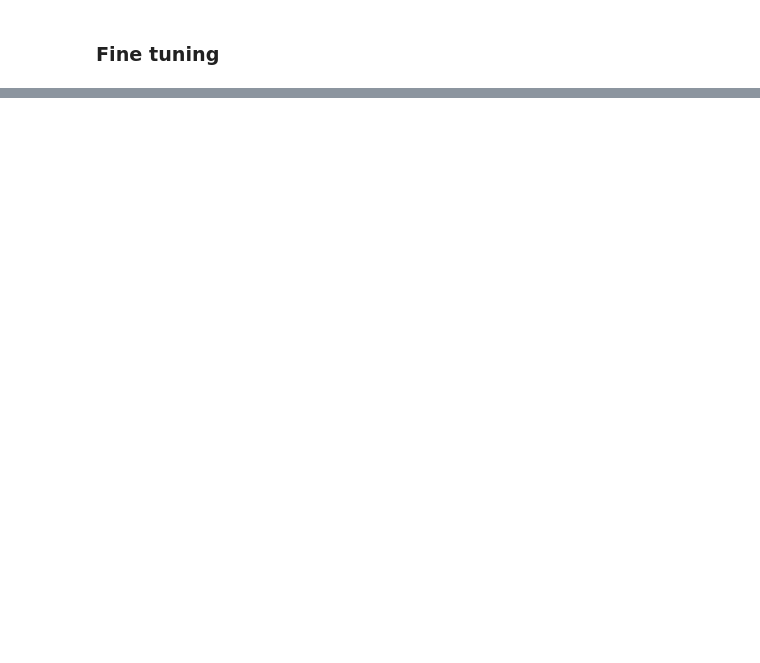
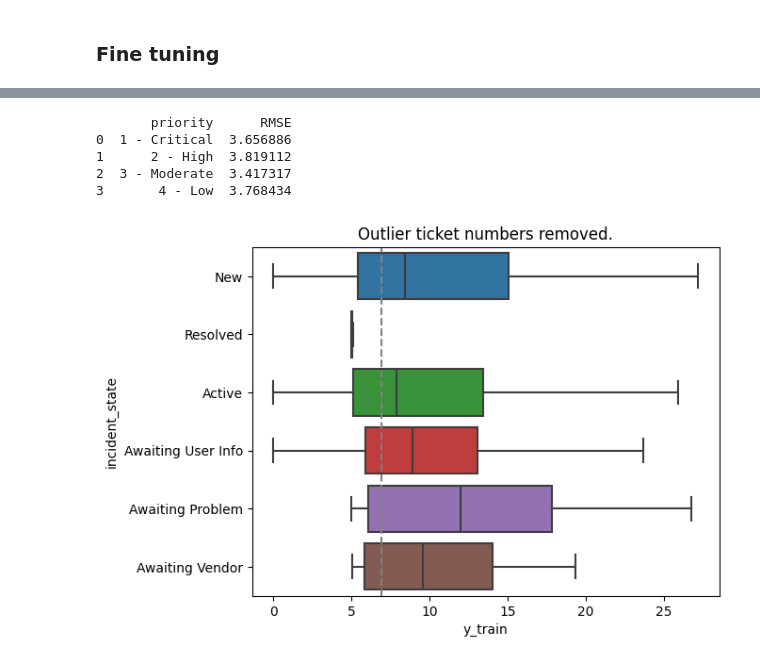
Before and after one commit to khizon/data_analysis, a Jupyter notebook: IT_support/src/modelling.ipynb, the cells around one changed output, grey strips where cells are left out. Saved outputs shown, nothing was run; the diff lists cells and outputs as text; code cells hidden in the pictures; blank space fills up the shorter version.

```diff
--- a/IT_support/src/modelling.ipynb
+++ b/IT_support/src/modelling.ipynb
@@ -88,5 +86,4 @@ drop_columns_transform = FunctionTransformer(drop_columns)
 # %%
-from sklearn.base import BaseEstimator, TransformerMixin
 # Custom transformer for target encoding
 class TargetEncoder(BaseEstimator, TransformerMixin):
     def __init__(self):
@@ -105,7 +102,7 @@ class TargetEncoder(BaseEstimator, TransformerMixin):
         X_encoded = X.copy()
         cols = X_encoded.columns.to_list()
         for i, col in enumerate(cols):
-            X_encoded[col] = X[col].map(self.category_means_[i]).fillna(-1)
+            X_encoded[col] = X[col].map(self.category_means_[i])
         return X_encoded
 # %% [markdown]
 ### Pipeline
@@ -135,28 +133,29 @@ categorical_features = cardinal_cols + ordinal_cols + boolean_cols
 datetime_features = dt_cols
 
 categorical_transformer = Pipeline(steps=[
-    # ('encoder', OrdinalEncoder(handle_unknown='use_encoded_value',unknown_value=-1))
-    # ('encoder', OneHotEncoder(handle_unknown='ignore'))
     ('encoder', TargetEncoder()),
-    ('imputer', SimpleImputer(strategy='most_frequent', add_indicator=True)),
+    # ('scaling', StandardScaler()),
+    ('imputer', SimpleImputer(strategy='most_frequent', add_indicator=True))
 ])
 
 datetime_transformer = Pipeline(steps=[
-    ('compute_ticket_age', ticket_age_transform),
-    # ('split_dt_parts', split_dt_parts_transform),
-    ('drop_cols', drop_columns_transform),
-    ('imputer', SimpleImputer(strategy='constant', fill_value=-1.0, add_indicator=True)),
+    ('split_dt_parts', SplitDateTimeTransformer()),
+    ('drop_cols', DropColumnsTransformer(columns_to_drop=['number', 'incident_state', 'priority'])),
+    ('encoder', TargetEncoder()),
+    # ('scaling', StandardScaler()),
+    ('imputer', SimpleImputer(strategy='most_frequent', add_indicator=True))
 ])
 
 preprocessor = ColumnTransformer(
     transformers=[
         ('cat', categorical_transformer, categorical_features),
         ('datetime', datetime_transformer, datetime_features),
-    ]
+    ], remainder='drop'
 )
 
 # Create the final pipeline
 pipeline = Pipeline(steps=[('preprocessor', preprocessor),
+                           ('feature_selector', VarianceThreshold(0.01)),
                            ('model', XGBRegressor())
                            ])
 
@@ -301,0 +354,5 @@ random_search = RandomizedSearchCV(
+# %%
+Xdf = X_train.copy()
+Xdf['y_train'] = y_train
+Xdf['y_preds'] = best_estimator.predict(X_train)
+Xdf['y_res'] = Xdf['y_train'] - Xdf['y_preds']
@@ -301,0 +404,21 @@ random_search = RandomizedSearchCV(
+# %%
+# Use groupby and apply to compute RMSE by category
+rmse_by_category = Xdf.groupby('priority').apply(compute_rmse).reset_index()
+rmse_by_category.columns = ['priority', 'RMSE']
+
+# Print or work with the RMSE values by category
+print(rmse_by_category)
+# %% [output]
+       priority      RMSE
+0  1 - Critical  3.656886
+1      2 - High  3.819112
+2  3 - Moderate  3.417317
+3       4 - Low  3.768434
+# %%
+dd_median = Xdf['y_train'].median()
+sns.boxplot(Xdf, x='y_train', y='incident_state', showfliers=False)
+plt.axvline(x=dd_median, color='gray', linestyle='--', label='Median')
+plt.title('Outlier ticket numbers removed.')
+plt.show()
+# %% [output]
+[figure, added]
```
Also changed, not shown: parts of 11 cells of this notebook, 1 other file.
